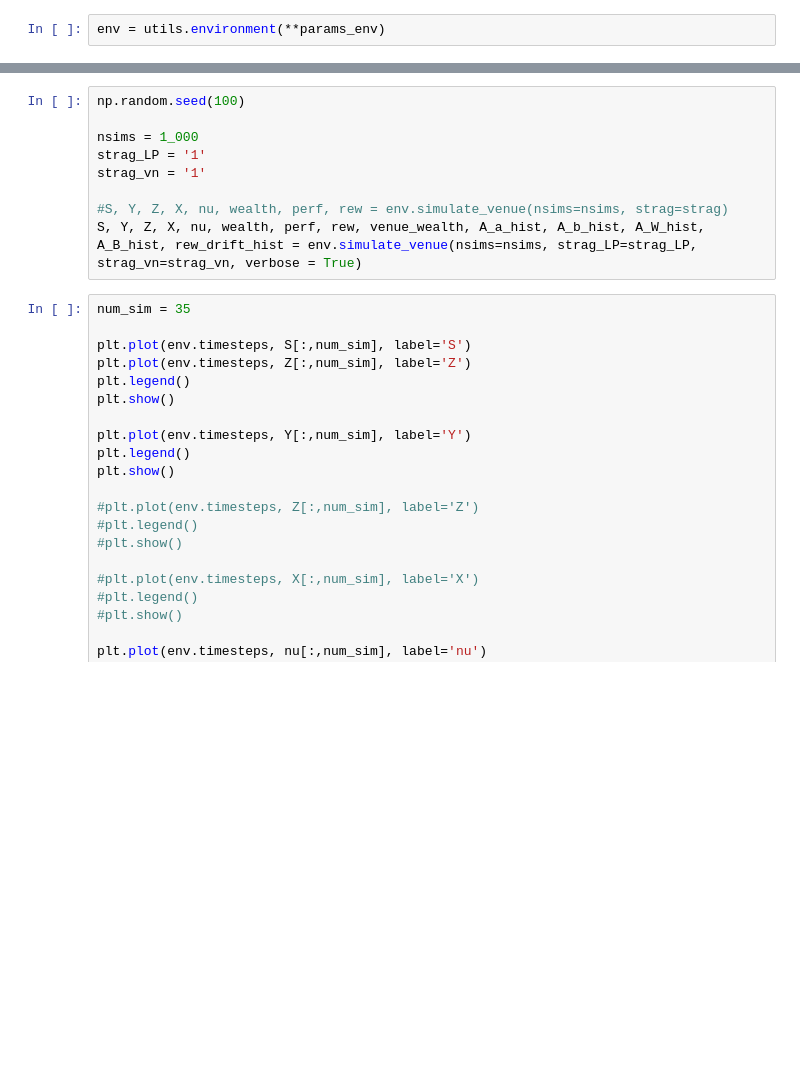
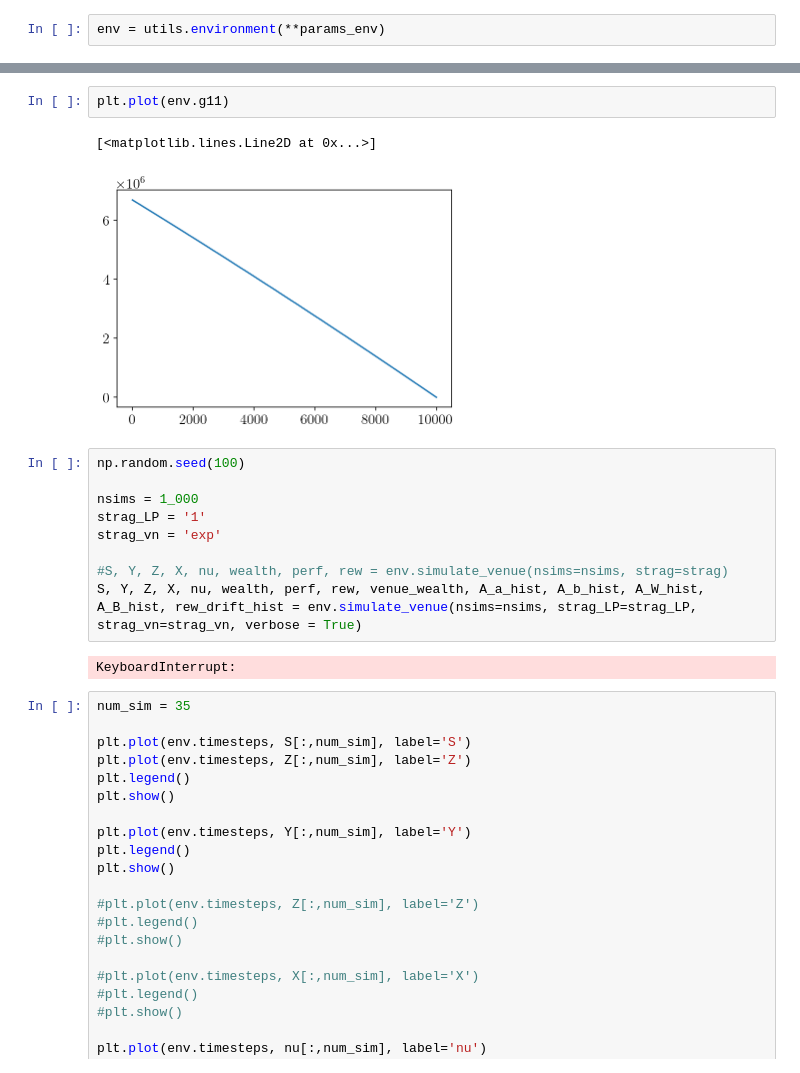
Before and after one commit to muhammadalifaqsha/amm-make-take-fee, a Jupyter notebook: Notebook.ipynb, the cells around one changed output, grey strips where cells are left out. Saved outputs shown, nothing was run; the diff lists cells and outputs as text; blank space fills up the shorter version.

```diff
--- a/Notebook.ipynb
+++ b/Notebook.ipynb
@@ -40,12 +86,19 @@ env = utils.environment(**params_env)
+# %%
+plt.plot(env.g11)
+# %% [output]
+[<matplotlib.lines.Line2D at 0x...>]
+[figure, added]
 # %%
 np.random.seed(100)
 
 nsims = 1_000
 strag_LP = '1'
-strag_vn = '1'
+strag_vn = 'exp'
 
 #S, Y, Z, X, nu, wealth, perf, rew = env.simulate_venue(nsims=nsims, strag=strag)
 S, Y, Z, X, nu, wealth, perf, rew, venue_wealth, A_a_hist, A_b_hist, A_W_hist, A_B_hist, rew_drift_hist = env.simulate_venue(nsims=nsims, strag_LP=strag_LP, strag_vn=strag_vn, verbose = True)
+# %% [output]
+KeyboardInterrupt:
 # %%
 num_sim = 35
 
```
Also changed, not shown: parts of 7 cells of this notebook, 4 other files.
